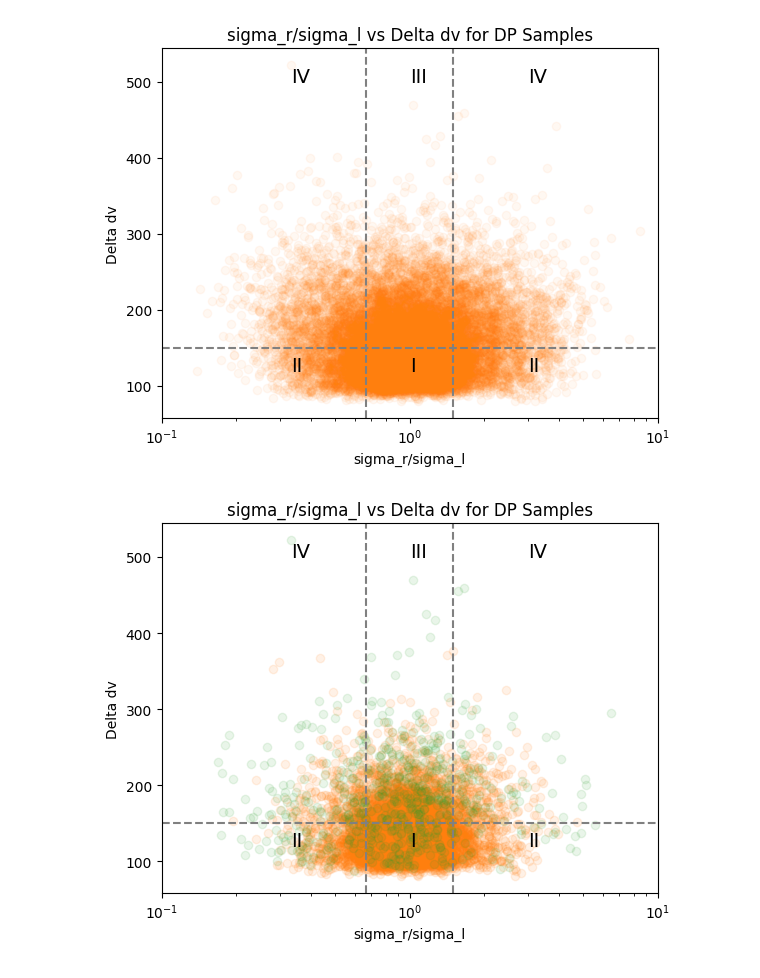
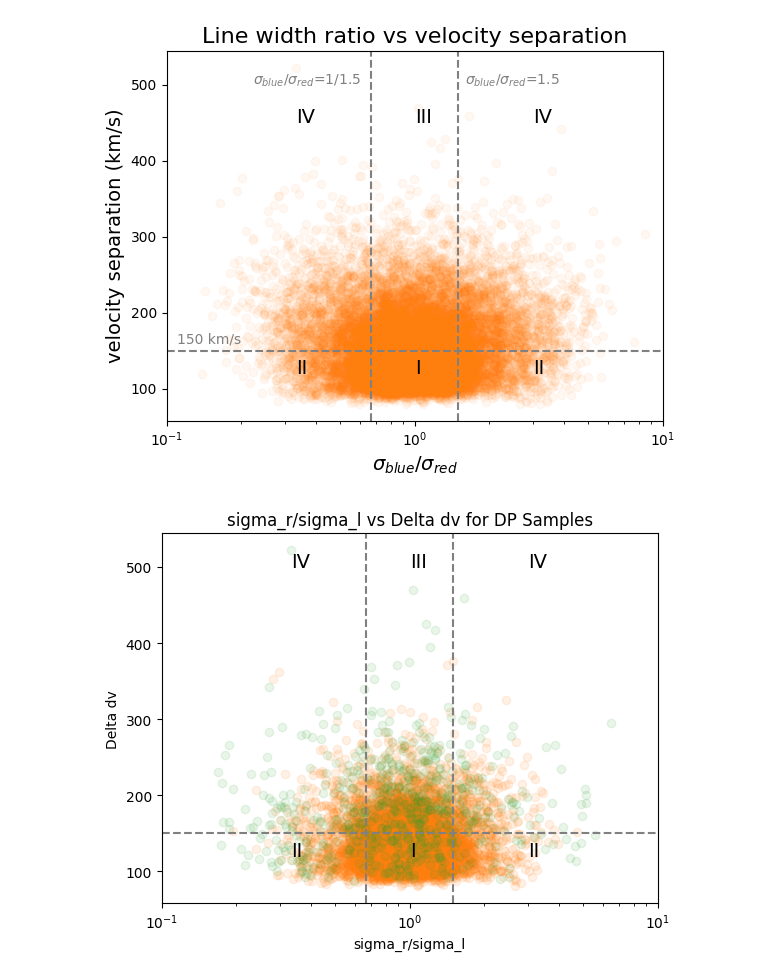
Before and after one commit to hyp0515/searching_inflow, a Jupyter notebook: dp_regime.ipynb, the cells around one changed output. Cells and saved outputs as stored; diff of their text form; code cells hidden in the pictures.

```diff
--- a/dp_regime.ipynb
+++ b/dp_regime.ipynb
@@ -10,7 +10,7 @@ from astropy.table import Table
 import pandas as pd
 # %%
 DP = DP()
-dps_df, _, left_2comp, right_2comp = DP.extract_fits_data('./catalogs/dp_catalog.fits')
+dps_df, _, left_2comp, right_2comp = DP.extract_fits_data('./catalogs/dp_catalog_test.fits')
 # %%
 delta_dv = dps_df['dv_r'] - dps_df['dv_l']
 resolution = c * 0.8 / (Halpha_rest*(1+dps_df['Z']))
@@ -19,27 +121,30 @@ sigma_l = np.sqrt(dps_df['sigma_l']**2 + resolution**2)
 # %%
 plt.scatter(sigma_r/sigma_l, delta_dv, alpha=.05, color='C1')
 plt.text(1, 120, 'I', fontsize=14)
 plt.text(1/3, 120, 'II', fontsize=14)
 plt.text(3, 120, 'II', fontsize=14)
-plt.text(1, 500, 'III', fontsize=14)
-plt.text(1/3, 500, 'IV', fontsize=14)
-plt.text(3, 500, 'IV', fontsize=14)
+plt.text(1, 450, 'III', fontsize=14)
+plt.text(1/3, 450, 'IV', fontsize=14)
+plt.text(3, 450, 'IV', fontsize=14)
 
+plt.text(1.6, 500, r'$\sigma_{blue}/\sigma_{red}$=1.5', rotation=0, color='gray', fontsize=10)
 plt.axvline(1.5, color='gray', linestyle='--')
+plt.text(1/4.5, 500, r'$\sigma_{blue}/\sigma_{red}$=1/1.5', rotation=0, color='gray', fontsize=10)
 plt.axvline(1/1.5, color='gray', linestyle='--')
+plt.text(0.11, 160, '150 km/s', rotation=0, color='gray', fontsize=10)
 plt.axhline(150, color='gray', linestyle='--')
-plt.xlabel('sigma_r/sigma_l')
-plt.ylabel('Delta dv')
-plt.title('sigma_r/sigma_l vs Delta dv for DP Samples')
+plt.xlabel(r'$\sigma_{blue}/\sigma_{red}$', fontsize=14)
+plt.ylabel('velocity separation (km/s)', fontsize=14)
+plt.title('Line width ratio vs velocity separation', fontsize=16)
 plt.xlim(left=0.1, right=10)
 # plt.ylim(bottom=75)
 # plt.legend()
 plt.xscale('log')
 # plt.ylim([0, 500])
-
+plt.savefig('./figures/Jan22/dp_regime.png')
 plt.show()
 # %% [output]
-[figure, old version]
+[figure, new version]
 # %%
 sf_dps = pd.read_csv('sf_dps.csv')
 agn_dps = pd.read_csv('agn_dps.csv')
```
Also changed, not shown: parts of 10 cells of this notebook, 4 other files.
